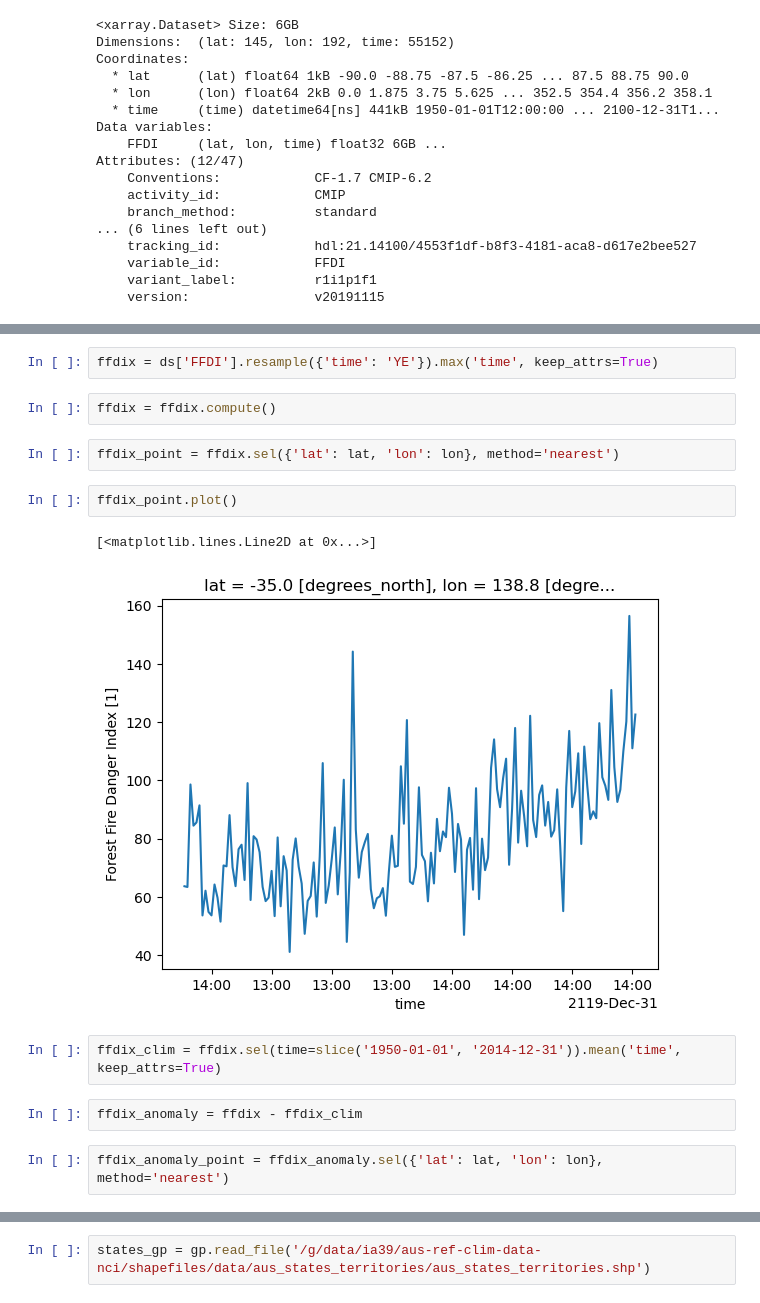
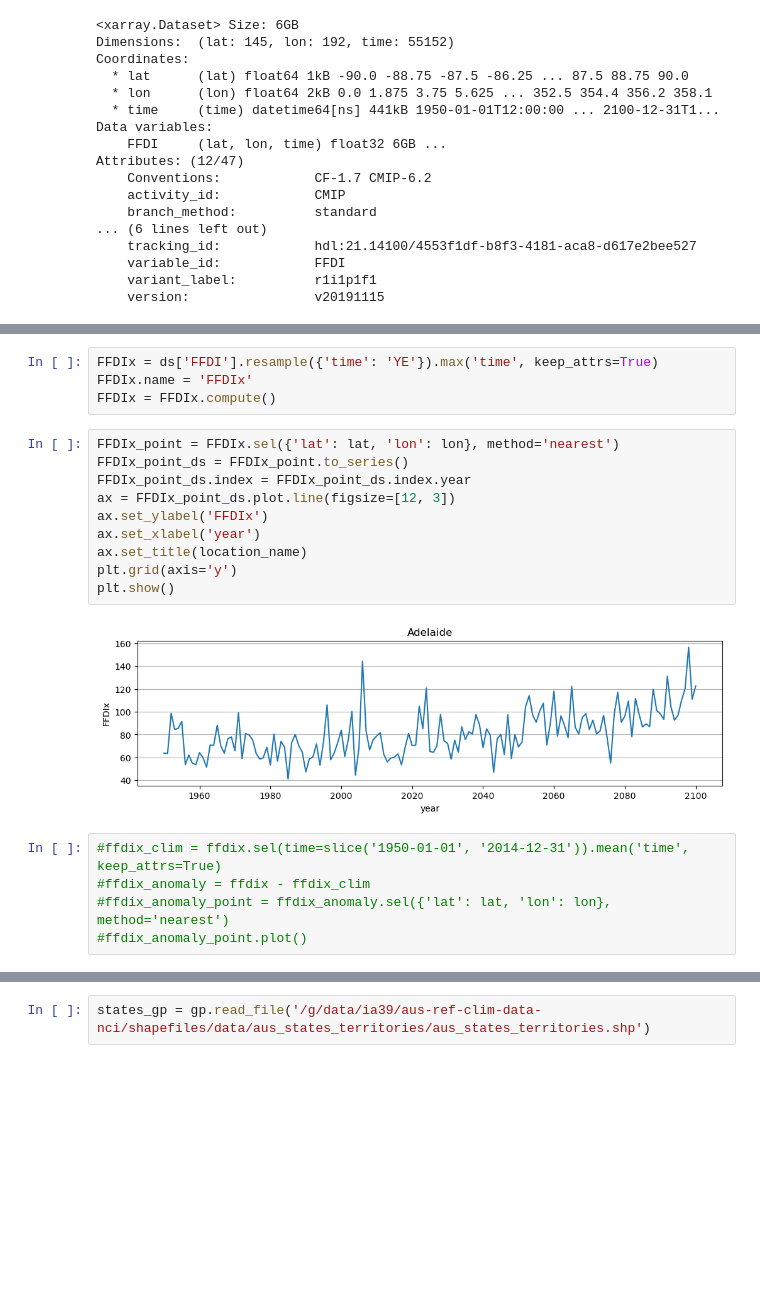
Before and after one commit to DamienIrving/treasury, a Jupyter notebook: ffdi-cmip6.ipynb, the cells around one changed output, grey strips where cells are left out. Saved outputs shown, nothing was run; the diff lists cells and outputs as text; blank space fills up the shorter version.

```diff
--- a/ffdi-cmip6.ipynb
+++ b/ffdi-cmip6.ipynb
@@ -46,17 +75,21 @@ ds_point['FFDI'].plot()
 # %%
-ffdix = ds['FFDI'].resample({'time': 'YE'}).max('time', keep_attrs=True)
+FFDIx = ds['FFDI'].resample({'time': 'YE'}).max('time', keep_attrs=True)
+FFDIx.name = 'FFDIx'
+FFDIx = FFDIx.compute()
-# %%
-ffdix = ffdix.compute()
 # %%
-ffdix_point = ffdix.sel({'lat': lat, 'lon': lon}, method='nearest')
+FFDIx_point = FFDIx.sel({'lat': lat, 'lon': lon}, method='nearest')
+FFDIx_point_ds = FFDIx_point.to_series()
+FFDIx_point_ds.index = FFDIx_point_ds.index.year
+ax = FFDIx_point_ds.plot.line(figsize=[12, 3])
+ax.set_ylabel('FFDIx')
+ax.set_xlabel('year')
+ax.set_title(location_name)
+plt.grid(axis='y')
+plt.show()
+# %% [output]
+[figure, added]
-# %%
-ffdix_point.plot()
-# %% [output]
-[<matplotlib.lines.Line2D at 0x...>]
-[figure, removed]
 # %%
-ffdix_clim = ffdix.sel(time=slice('1950-01-01', '2014-12-31')).mean('time', keep_attrs=True)
+#ffdix_clim = ffdix.sel(time=slice('1950-01-01', '2014-12-31')).mean('time', keep_attrs=True)
+#ffdix_anomaly = ffdix - ffdix_clim
+#ffdix_anomaly_point = ffdix_anomaly.sel({'lat': lat, 'lon': lon}, method='nearest')
+#ffdix_anomaly_point.plot()
-# %%
-ffdix_anomaly = ffdix - ffdix_clim
-# %%
-ffdix_anomaly_point = ffdix_anomaly.sel({'lat': lat, 'lon': lon}, method='nearest')
```
Also changed, not shown: parts of 28 cells of this notebook.
